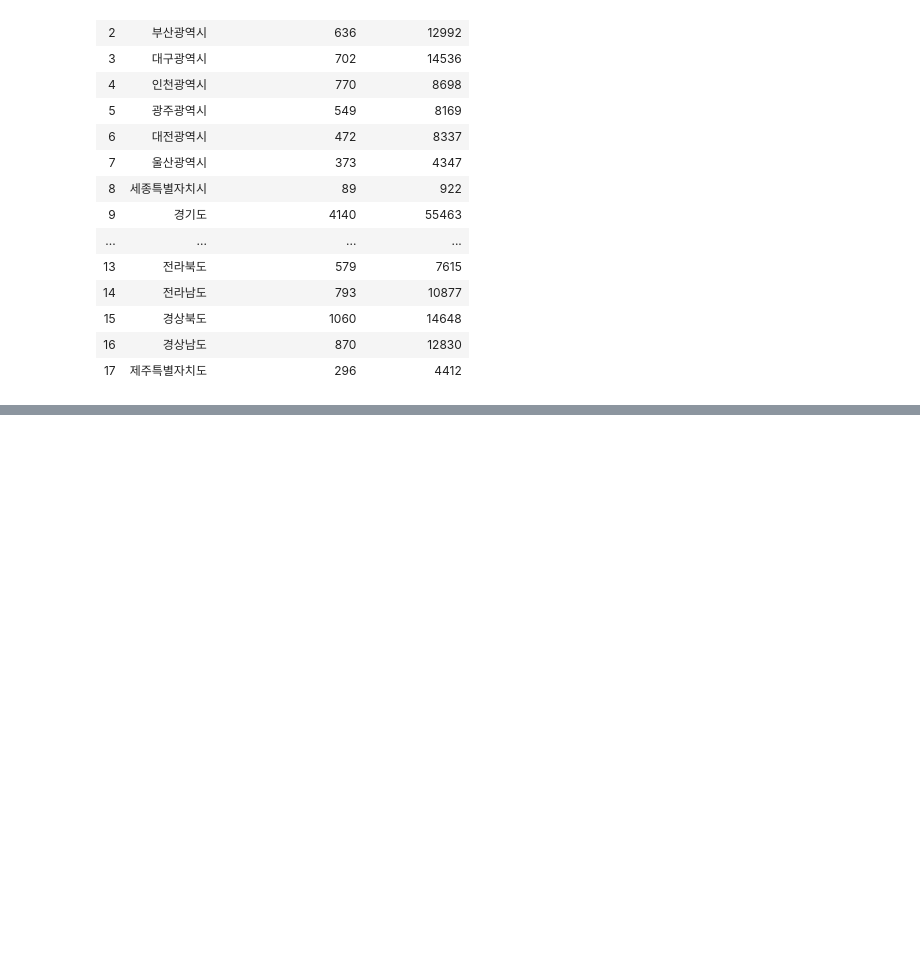
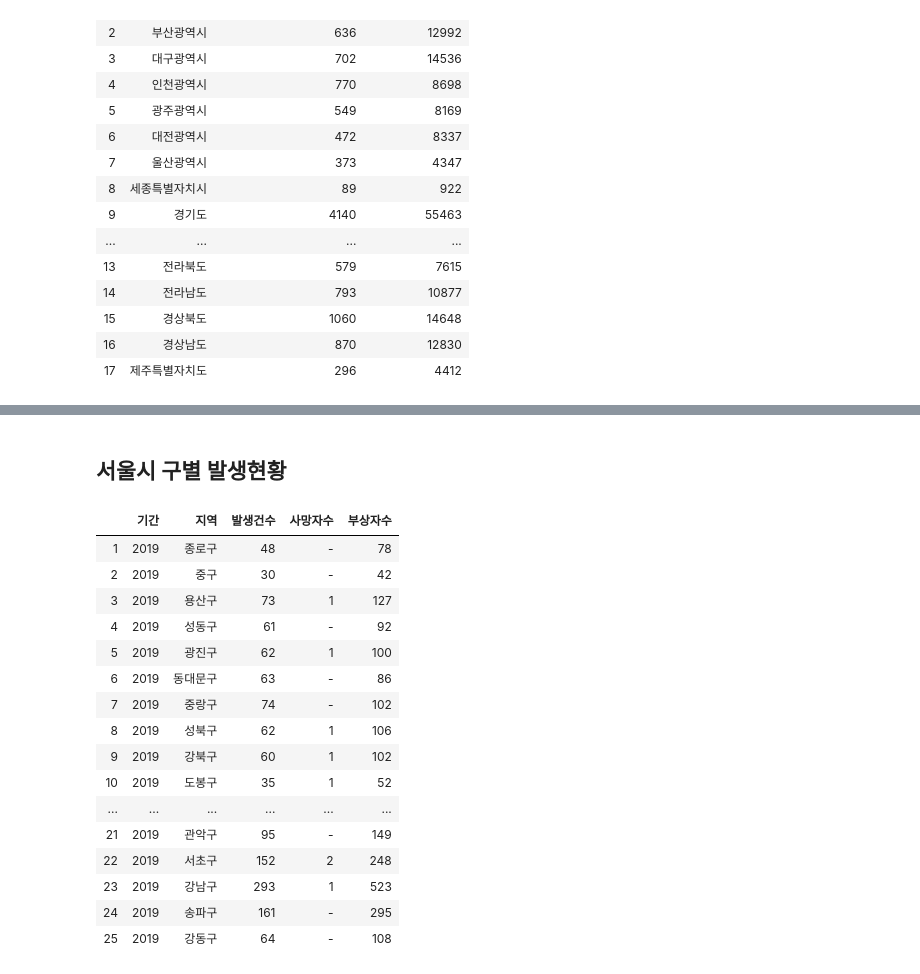
Before and after one commit to jeonprize/Accident, a Jupyter notebook: acl_accident.ipynb, the cells around one changed output, grey strips where cells are left out. Cells and saved outputs as stored; diff of their text form; code cells hidden in the pictures; blank space fills up the shorter version.

```diff
--- a/acl_accident.ipynb
+++ b/acl_accident.ipynb
@@ -23,0 +64,24 @@ df
+# %% [markdown]
+## 서울시 구별 발생현황
+# %%
+seoul_df = pd.read_csv("서울시 시군구별 음주운전.csv")
+seoul_df = seoul_df.drop([seoul_df.index[0]])
+seoul_df
+# %% [output]
+|  | 기간 | 지역 | 발생건수 | 사망자수 | 부상자수 |
+| 1 | 2019 | 종로구 | 48 | - | 78 |
+| 2 | 2019 | 중구 | 30 | - | 42 |
+| 3 | 2019 | 용산구 | 73 | 1 | 127 |
+| 4 | 2019 | 성동구 | 61 | - | 92 |
+| 5 | 2019 | 광진구 | 62 | 1 | 100 |
+| 6 | 2019 | 동대문구 | 63 | - | 86 |
+| 7 | 2019 | 중랑구 | 74 | - | 102 |
+| 8 | 2019 | 성북구 | 62 | 1 | 106 |
+| 9 | 2019 | 강북구 | 60 | 1 | 102 |
+| 10 | 2019 | 도봉구 | 35 | 1 | 52 |
+| ... | ... | ... | ... | ... | ... |
+| 21 | 2019 | 관악구 | 95 | - | 149 |
+| 22 | 2019 | 서초구 | 152 | 2 | 248 |
+| 23 | 2019 | 강남구 | 293 | 1 | 523 |
+| 24 | 2019 | 송파구 | 161 | - | 295 |
+| 25 | 2019 | 강동구 | 64 | - | 108 |
```
Also changed, not shown: parts of 11 cells of this notebook.
